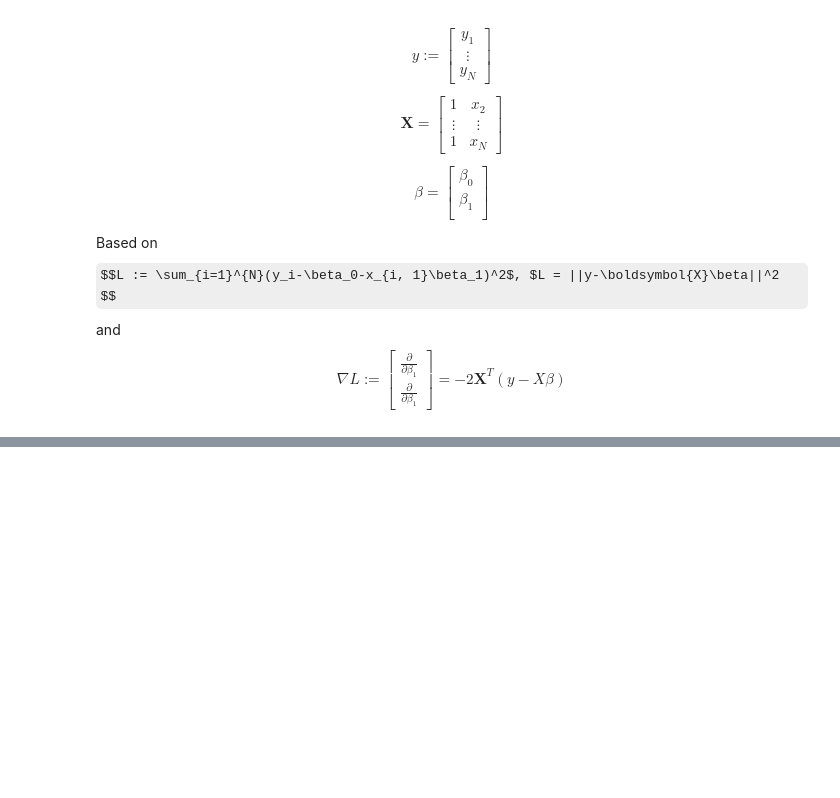
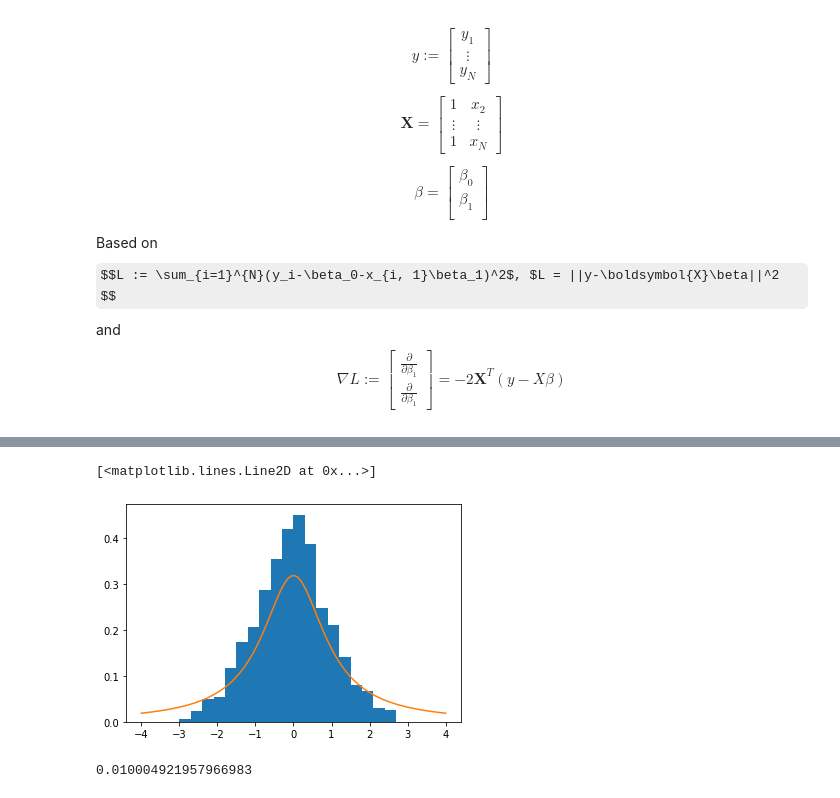
Before and after one commit to KoyanoBunsho/statistical_ml, a Jupyter notebook: notebook/chap1/linear_regression.ipynb, the cells around one changed output, grey strips where cells are left out. Saved outputs shown, nothing was run; the diff lists cells and outputs as text; code cells hidden in the pictures; some formulas as TeX source; blank space fills up the shorter version.

```diff
--- a/notebook/chap1/linear_regression.ipynb
+++ b/notebook/chap1/linear_regression.ipynb
@@ -119,0 +158,15 @@ array([1.01801278, 2.10082755, 2.95854482])
+# %%
+N = 100
+np.random.randn(N)
+y = np.random.randn(N)
+beta_1, beta_0= min_sq(x, y)
+RSS = np.linalg.norm(y-beta_0-beta_1*x)**2
+RSE = np.sqrt(RSS/(N-1-1))
+B_0 = (x.T@x/N)/np.linalg.norm(x-np.mean(x))**2
+B_1 = 1/np.linalg.norm(x-np.mean(x))**2
+se_0 = RSE*np.sqrt(B_0)
+se_1 = RSE*np.sqrt(B_1)
+t_0 = beta_0 / se_0
+t_1 = beta_1 / se_1
+p_0 = 2*(stats.t.cdf(np.abs(t_0), N-2))
+p_1 = 2*(stats.t.cdf(np.abs(t_1), N-2))
@@ -119,0 +179,21 @@ array([1.01801278, 2.10082755, 2.95854482])
+# %%
+N = 100
+r = 1000
+T = []
+for i in range(r):
+    x = np.random.randn(N)
+    y = np.random.randn(N)
+    beta_1, beta_0 = min_sq(x, y)
+    pre_y = beta_0 + beta_1 * x
+    RSS = np.linalg.norm(y-beta_0-beta_1*x)**2
+    RSE = np.sqrt(RSS/(N-1-1))
+    B_0 = (x.T@x/N)/np.linalg.norm(x-np.mean(x)) ** 2
+    B_1 = 1/np.linalg.norm(x-np.mean(x)) ** 2
+    se_1 = RSE*np.sqrt(B_1)
+    T.append(beta_1/se_1)
+plt.hist(T, bins=20, range=(-3, 3), density=True)
+x = np.linspace(-4, 4, 400)
+plt.plot(x, stats.t.pdf(x, 1))
+# %% [output]
+[<matplotlib.lines.Line2D at 0x...>]
+[figure, added]
@@ -119,0 +210,8 @@ array([1.01801278, 2.10082755, 2.95854482])
+# %%
+N = 100
+m = 2
+x = np.random.randn(N, m)
+y = np.random.randn(N)
+R2(x, y)
+# %% [output]
+0.010004921957966983
```
Also changed, not shown: parts of 16 cells of this notebook.
